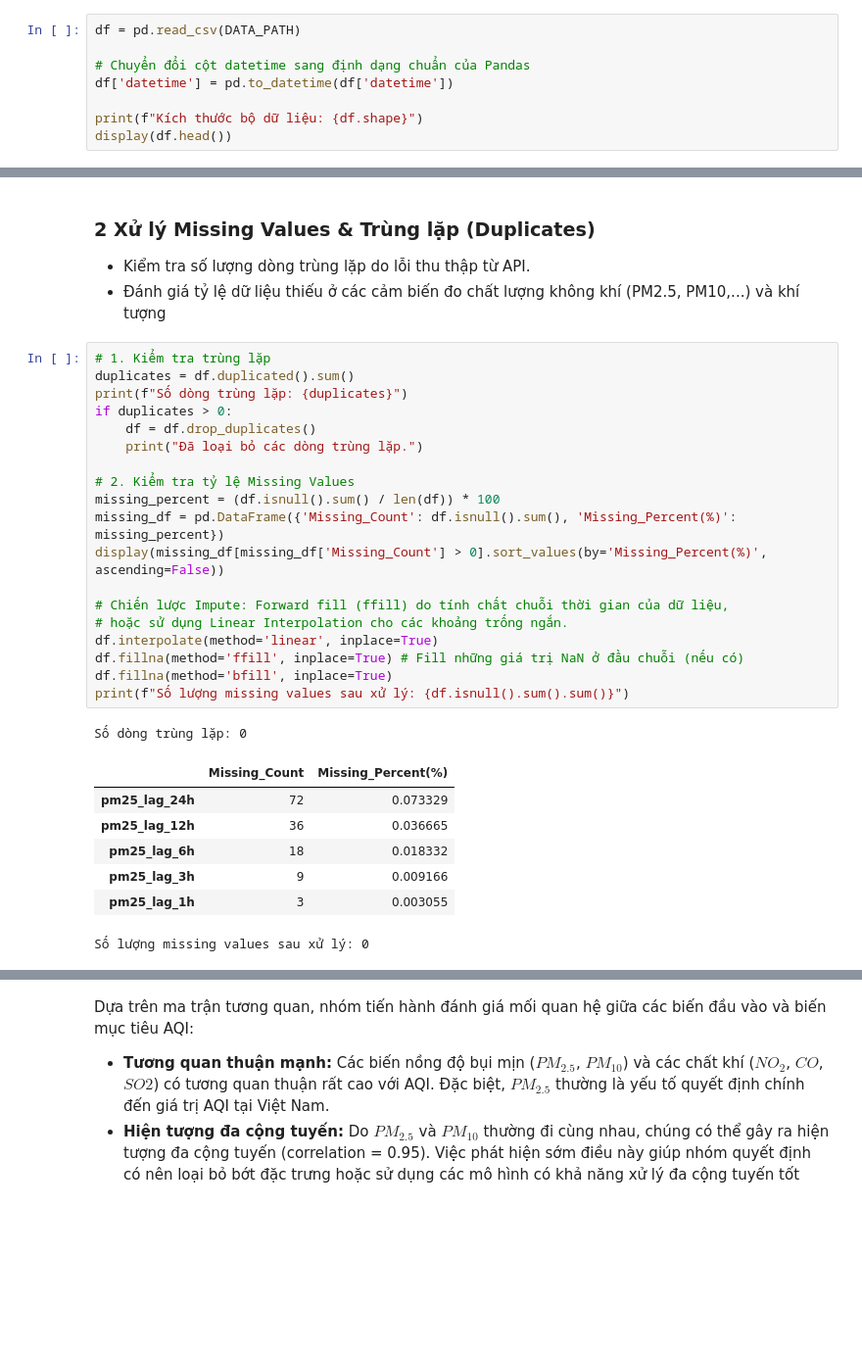
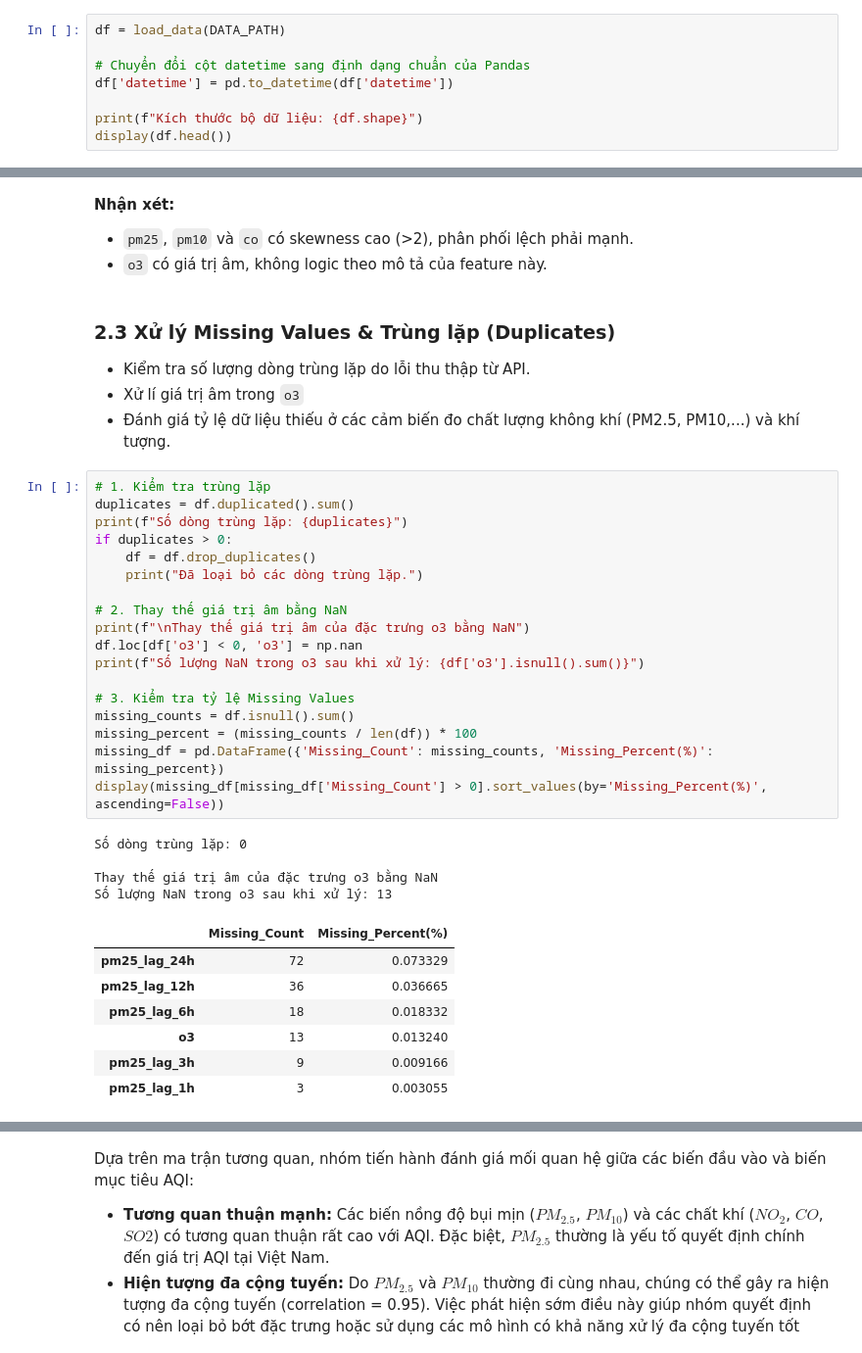
Before and after one commit to kimngoc280105/aqi-vietnam, a Jupyter notebook: code/notebook.ipynb, the cells around one changed output, grey strips where cells are left out. Shown at 98% size. Drawn from its saved outputs; the diff is of its cells as text; blank space fills up the shorter version.

```diff
--- a/code/notebook.ipynb
+++ b/code/notebook.ipynb
@@ -71,5 +106,5 @@ Tiến hành đọc file `all_cities.csv` từ thư mục `processed`. Dữ li
 # %%
-df = pd.read_csv(DATA_PATH)
+df = load_data(DATA_PATH)
 
 # Chuyển đổi cột datetime sang định dạng chuẩn của Pandas
 df['datetime'] = pd.to_datetime(df['datetime'])
@@ -88,33 +159,40 @@ Kích thước bộ dữ liệu: (98187, 34)
+# %% [markdown]
+**Nhận xét:**
+- `pm25`, `pm10` và `co` có skewness cao (>2), phân phối lệch phải mạnh.
+- `o3` có giá trị âm, không logic theo mô tả của feature này.
 # %% [markdown]
-<a id='2-2'></a>
-### 2 Xử lý Missing Values & Trùng lặp (Duplicates)
+<a id='2-3'></a>
+### 2.3 Xử lý Missing Values & Trùng lặp (Duplicates)
 * Kiểm tra số lượng dòng trùng lặp do lỗi thu thập từ API.
-* Đánh giá tỷ lệ dữ liệu thiếu ở các cảm biến đo chất lượng không khí (PM2.5, PM10,...) và khí tượng
+* Xử lí giá trị âm trong `o3`
+* Đánh giá tỷ lệ dữ liệu thiếu ở các cảm biến đo chất lượng không khí (PM2.5, PM10,...) và khí tượng.
 # %%
 # 1. Kiểm tra trùng lặp
 duplicates = df.duplicated().sum()
 print(f"Số dòng trùng lặp: {duplicates}")
 if duplicates > 0:
     df = df.drop_duplicates()
     print("Đã loại bỏ các dòng trùng lặp.")
 
-# 2. Kiểm tra tỷ lệ Missing Values
-missing_percent = (df.isnull().sum() / len(df)) * 100
-missing_df = pd.DataFrame({'Missing_Count': df.isnull().sum(), 'Missing_Percent(%)': missing_percent})
+# 2. Thay thế giá trị âm bằng NaN
+print(f"\nThay thế giá trị âm của đặc trưng o3 bằng NaN")
+df.loc[df['o3'] < 0, 'o3'] = np.nan
+print(f"Số lượng NaN trong o3 sau khi xử lý: {df['o3'].isnull().sum()}")
+
+# 3. Kiểm tra tỷ lệ Missing Values
+missing_counts = df.isnull().sum()
+missing_percent = (missing_counts / len(df)) * 100
+missing_df = pd.DataFrame({'Missing_Count': missing_counts, 'Missing_Percent(%)': missing_percent})
 display(missing_df[missing_df['Missing_Count'] > 0].sort_values(by='Missing_Percent(%)', ascending=False))
-
-# Chiến lược Impute: Forward fill (ffill) do tính chất chuỗi thời gian của dữ liệu,
-# hoặc sử dụng Linear Interpolation cho các khoảng trống ngắn.
-df.interpolate(method='linear', inplace=True)
-df.fillna(method='ffill', inplace=True) # Fill những giá trị NaN ở đầu chuỗi (nếu có)
-df.fillna(method='bfill', inplace=True)
-print(f"Số lượng missing values sau xử lý: {df.isnull().sum().sum()}")
 # %% [output]
 Số dòng trùng lặp: 0
+
+Thay thế giá trị âm của đặc trưng o3 bằng NaN
+Số lượng NaN trong o3 sau khi xử lý: 13
 |  | Missing_Count | Missing_Percent(%) |
 | pm25_lag_24h | 72 | 0.073329 |
 | pm25_lag_12h | 36 | 0.036665 |
 | pm25_lag_6h | 18 | 0.018332 |
+| o3 | 13 | 0.013240 |
 | pm25_lag_3h | 9 | 0.009166 |
 | pm25_lag_1h | 3 | 0.003055 |
-Số lượng missing values sau xử lý: 0
```
Also changed, not shown: parts of 18 cells of this notebook, 1 other file.
